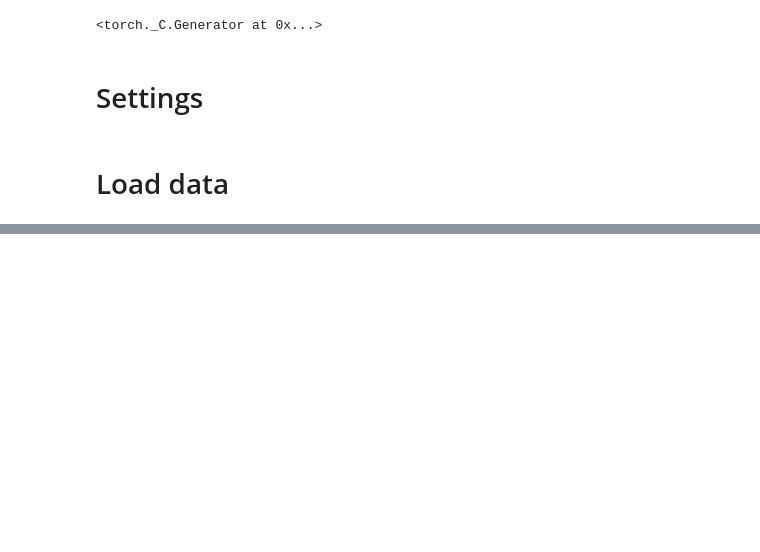
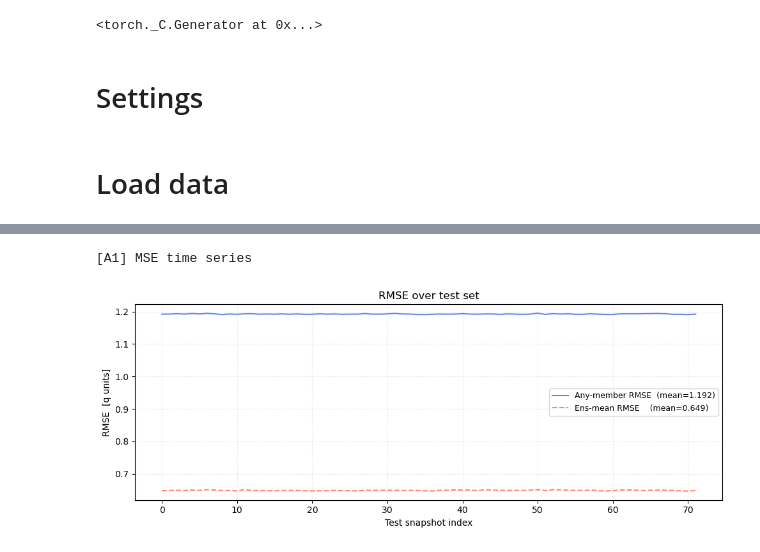
Before and after one commit to zelk-oss/forecasting, a Jupyter notebook: part3_uncond_flow_testing.ipynb, the cells around one changed output, grey strips where cells are left out. Saved outputs shown, nothing was run; the diff lists cells and outputs as text; code cells hidden in the pictures; blank space fills up the shorter version.

```diff
--- a/part3_uncond_flow_testing.ipynb
+++ b/part3_uncond_flow_testing.ipynb
@@ -29,7 +29,7 @@ batch_size = 64
 n_ensemble = 4
 
 # Integration steps for flow model
-n_int = 1
+n_int = 10
 
 # 15 day forecast length
 n_forecast_length = 10
@@ -438,0 +301,19 @@ for i, td in enumerate([0, 4, 8, 20, 40, 60]):
+# %%
+# ════════════════════════════════════════════════════════════════════════════
+# 0.  SHAPE AUDIT — run this first to verify everything
+# ════════════════════════════════════════════════════════════════════════════
+print("=== Shape audit ===")
+print(f"  ds_test       : {ds_test.dims}  {ds_test.shape}")
+print(f"  flow_mse_ens  : {flow_mse_ens.dims}  {flow_mse_ens.shape}")
+print(f"  flow_mse_mean : {flow_mse_mean.dims}  {flow_mse_mean.shape}")
+print(f"  flow_spread   : {flow_spread.dims}  {flow_spread.shape}")
+
+# Scalar time series — squeeze out the channel dim (size 1)
+mse_ens  = np.asarray(flow_mse_ens).squeeze()    # (T,)
+mse_mean = np.asarray(flow_mse_mean).squeeze()   # (T,)
+spread   = np.asarray(flow_spread).squeeze()      # (T,) — this is VARIANCE
+
+T = mse_ens.shape[0]
+T_true, _, H, W = ds_test.shape
+print(f"\n  T={T}  H={H}  W={W}")
+assert T == T_true, f"T mismatch: mse has {T} points but ds_test has {T_true}"
@@ -438,0 +328,25 @@ for i, td in enumerate([0, 4, 8, 20, 40, 60]):
+# %%
+# ════════════════════════════════════════════════════════════════════════════
+# PART A — SCALAR DIAGNOSTICS (no new samples needed)
+# ════════════════════════════════════════════════════════════════════════════
+
+# ── A1. MSE time series ─────────────────────────────────────────────────────
+print("\n[A1] MSE time series")
+rmse_ens  = np.sqrt(mse_ens)    # RMSE per time step (any member vs its truth)
+rmse_mean = np.sqrt(mse_mean)   # RMSE of ens-mean vs truth
+
+fig, ax = plt.subplots(figsize=(10, 4))
+ax.plot(rmse_ens,  lw=1.5, color="royalblue", alpha=0.8,
+        label=f"Any-member RMSE  (mean={rmse_ens.mean():.3f})")
+ax.plot(rmse_mean, lw=1.5, color="tomato",    alpha=0.8, ls="--",
+        label=f"Ens-mean RMSE    (mean={rmse_mean.mean():.3f})")
+ax.set_xlabel("Test snapshot index")
+ax.set_ylabel("RMSE  [q units]")
+ax.set_title("RMSE over test set")
+ax.legend(fontsize=9)
+ax.grid(ls=":", alpha=0.4)
+plt.tight_layout()
+savefig("A1_rmse_timeseries")
+# %% [output]
+[A1] MSE time series
+[figure, added]
```
Also changed, not shown: parts of 43 cells of this notebook, 1 other file.
